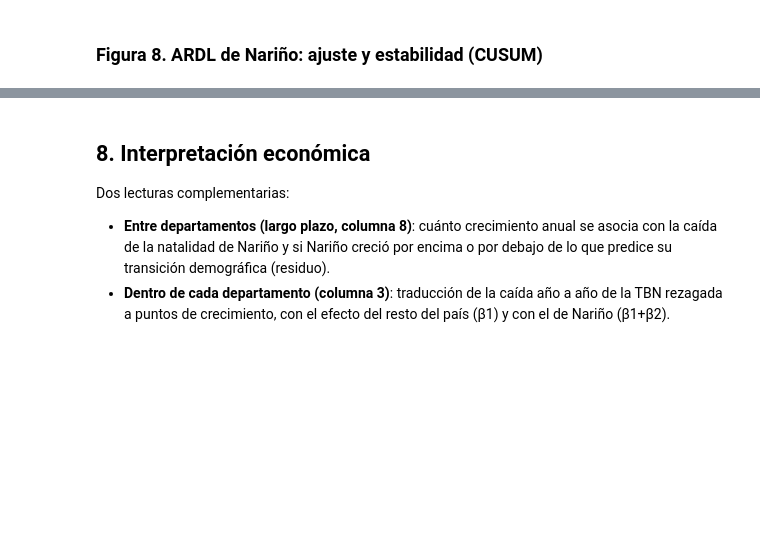
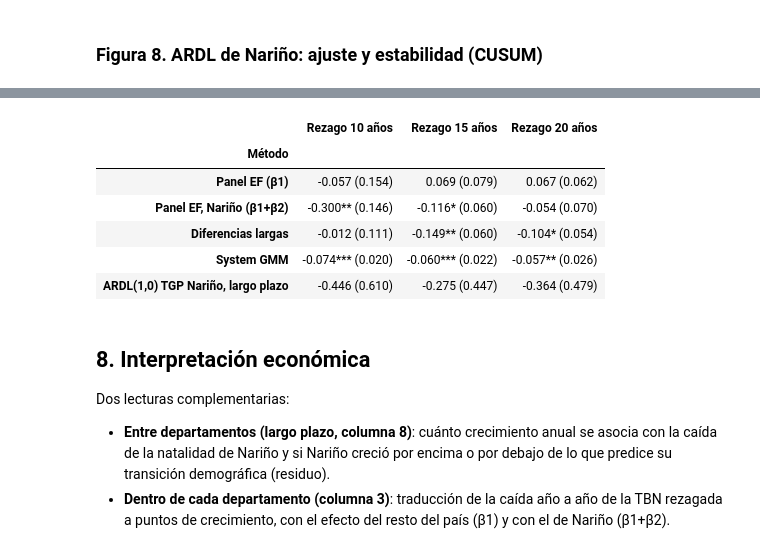
Before and after one commit to santacruzdavid1201-web/natalidad-narino, a Jupyter notebook: natalidad_narino.ipynb, the cells around one changed output, grey strips where cells are left out. Saved outputs shown, nothing was run; the diff lists cells and outputs as text; code cells hidden in the pictures; blank space fills up the shorter version.

```diff
--- a/natalidad_narino.ipynb
+++ b/natalidad_narino.ipynb
@@ -1294,3 +1663,35 @@ guardar_fig(fig, "Figura_8_ardl")
+# %%
+tbn_v = demo[demo.dp != "00"].pivot(index="dp", columns="anio", values="tbn")
+REZ = []
+for L in [10, 15, 20]:
+    xv = f"tbn_l{L}"
+    b_ef = efectos(est, xv)                          # β1 y β1+β2 con controles
+    lg = pd.DataFrame({"g": est.groupby("dp").g.mean(), "d_tbn": tbn_v[ANIO_FIN - L] - tbn_v[ANIO_INI - L],
+                       "agro": est.groupby("dp").agro_sh.mean(), "minas": est.groupby("dp").minas_sh.mean()}).dropna()
+    r_l = sm.OLS(lg.g, sm.add_constant(lg[["d_tbn", "agro", "minas"]])).fit(cov_type="HC3")
+    g_l = sys_gmm(dgg, "g", [xv] + CONTROLES)["tabla"]
+    r_a, _, _, lr_a, lrse_a = ardl_mco(ts.tgp, ts[xv], 0, D2020.D2020)
+    for metodo, coef, ee in [("Panel EF (β1)", b_ef[0], b_ef[1]), ("Panel EF, Nariño (β1+β2)", b_ef[2], b_ef[3]),
+                             ("Diferencias largas", r_l.params.d_tbn, r_l.bse.d_tbn), ("System GMM", g_l.coef[xv], g_l.ee[xv]),
+                             ("ARDL(1,0) TGP Nariño, largo plazo", lr_a, lrse_a)]:
+        REZ.append(dict(Método=metodo, Rezago=L, coef=coef, ee=ee, p=2 * stats.norm.sf(abs(coef / ee))))
+REZ = pd.DataFrame(REZ)
+tabla8d = REZ.assign(txt=[f"{c:.3f}{estrellas(p)} ({e:.3f})" for c, e, p in zip(REZ.coef, REZ.ee, REZ.p)]).pivot(index="Método", columns="Rezago", values="txt")
+tabla8d = tabla8d.loc[REZ.Método.unique()]
+tabla8d.columns = [f"Rezago {c} años" for c in tabla8d.columns]
+guardar_tabla(tabla8d, "Tabla_8d_rezagos")
+display(tabla8d)
+REZ_CLAVE = {f"rez_{m}_{L}_{v}": REZ.set_index(["Método", "Rezago"]).loc[(M, L), v]
+             for m, M in [("ef", "Panel EF (β1)"), ("efnar", "Panel EF, Nariño (β1+β2)"), ("dl", "Diferencias largas"), ("gmm", "System GMM"),
+                          ("ardl", "ARDL(1,0) TGP Nariño, largo plazo")] for L in [10, 15, 20] for v in ["coef", "ee", "p"]}
+# %% [output]
+|  | Rezago 10 años | Rezago 15 años | Rezago 20 años |
+| Método |  |  |  |
+| Panel EF (β1) | -0.057 (0.154) | 0.069 (0.079) | 0.067 (0.062) |
+| Panel EF, Nariño (β1+β2) | -0.300** (0.146) | -0.116* (0.060) | -0.054 (0.070) |
+| Diferencias largas | -0.012 (0.111) | -0.149** (0.060) | -0.104* (0.054) |
+| System GMM | -0.074*** (0.020) | -0.060*** (0.022) | -0.057** (0.026) |
+| ARDL(1,0) TGP Nariño, largo plazo | -0.446 (0.610) | -0.275 (0.447) | -0.364 (0.479) |
 # %% [markdown]
 ## 8. Interpretación económica
 Dos lecturas complementarias:
```
Also changed, not shown: parts of 11 cells of this notebook, 31 other files.
